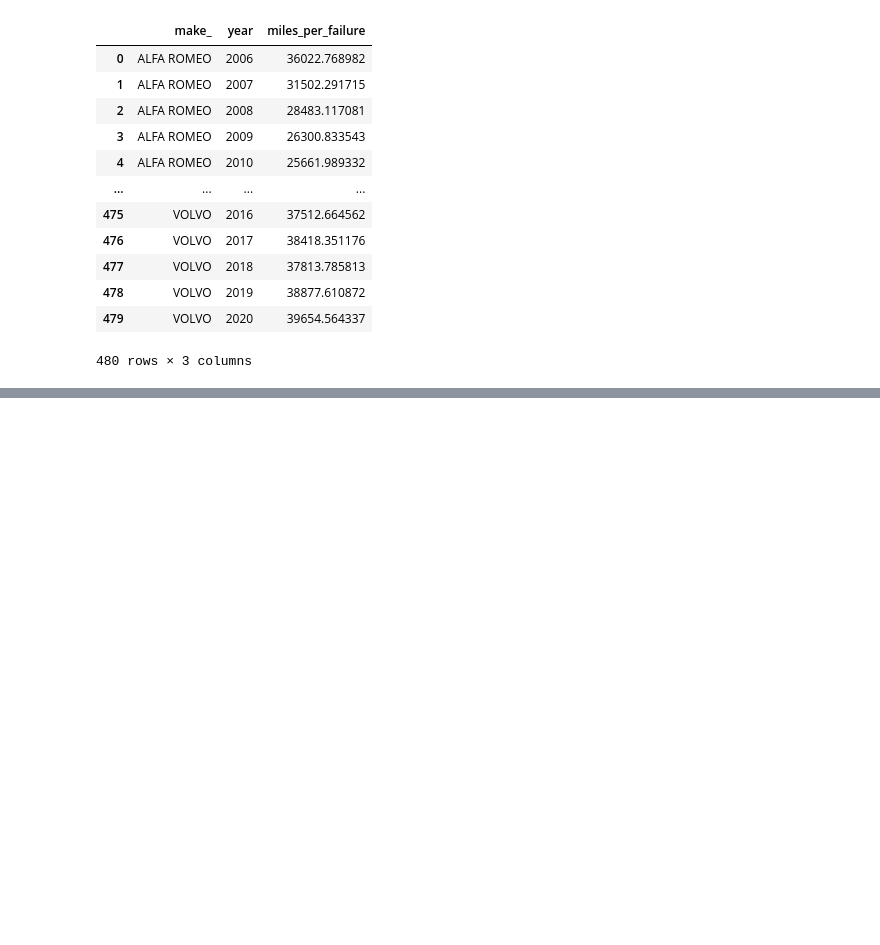
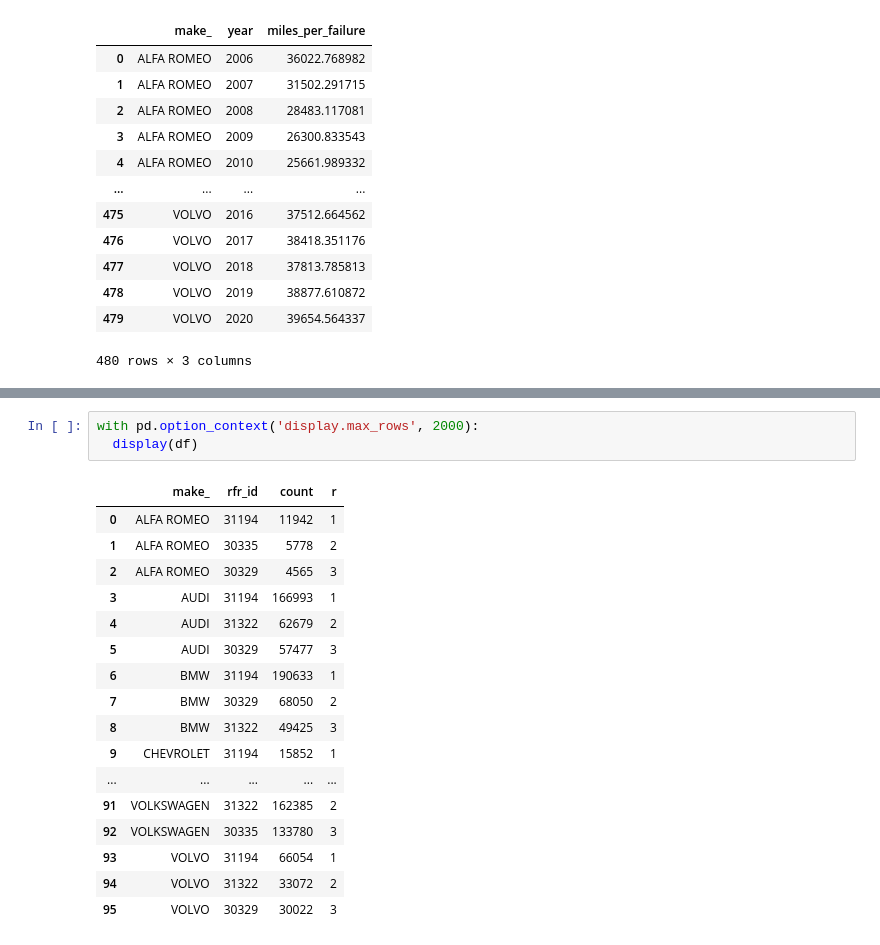
Before and after one commit to michalc/dft-mot-analysis, a Jupyter notebook: explore.ipynb, the cells around one changed output, grey strips where cells are left out. Saved outputs shown, nothing was run; the diff lists cells and outputs as text; blank space fills up the shorter version.

```diff
--- a/explore.ipynb
+++ b/explore.ipynb
@@ -1124,0 +1416,21 @@ ax.yaxis.set_major_formatter(
+# %%
+with pd.option_context('display.max_rows', 2000):
+  display(df)
+# %% [output]
+|  | make_ | rfr_id | count | r |
+| 0 | ALFA ROMEO | 31194 | 11942 | 1 |
+| 1 | ALFA ROMEO | 30335 | 5778 | 2 |
+| 2 | ALFA ROMEO | 30329 | 4565 | 3 |
+| 3 | AUDI | 31194 | 166993 | 1 |
+| 4 | AUDI | 31322 | 62679 | 2 |
+| 5 | AUDI | 30329 | 57477 | 3 |
+| 6 | BMW | 31194 | 190633 | 1 |
+| 7 | BMW | 30329 | 68050 | 2 |
+| 8 | BMW | 31322 | 49425 | 3 |
+| 9 | CHEVROLET | 31194 | 15852 | 1 |
+| ... | ... | ... | ... | ... |
+| 91 | VOLKSWAGEN | 31322 | 162385 | 2 |
+| 92 | VOLKSWAGEN | 30335 | 133780 | 3 |
+| 93 | VOLVO | 31194 | 66054 | 1 |
+| 94 | VOLVO | 31322 | 33072 | 2 |
+| 95 | VOLVO | 30329 | 30022 | 3 |
```
Also changed, not shown: parts of 20 cells of this notebook, 1 other file.
